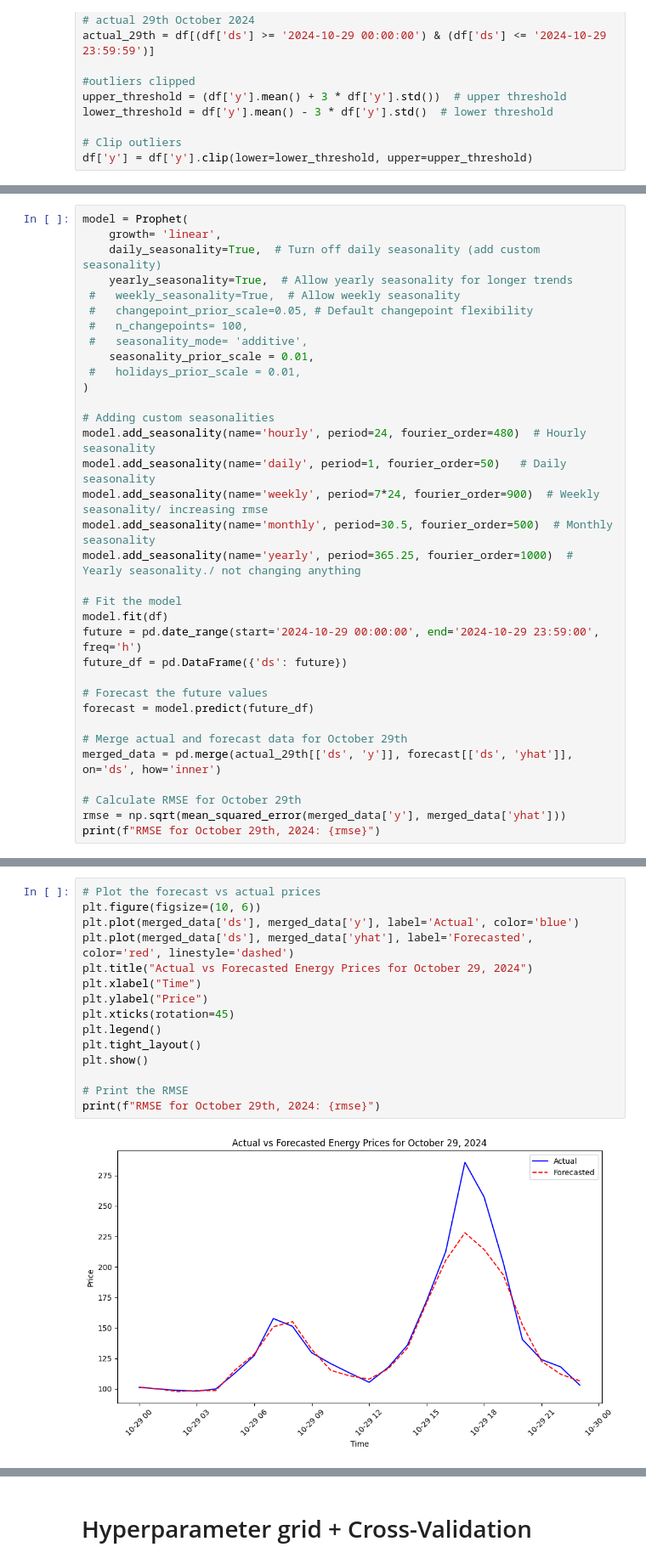
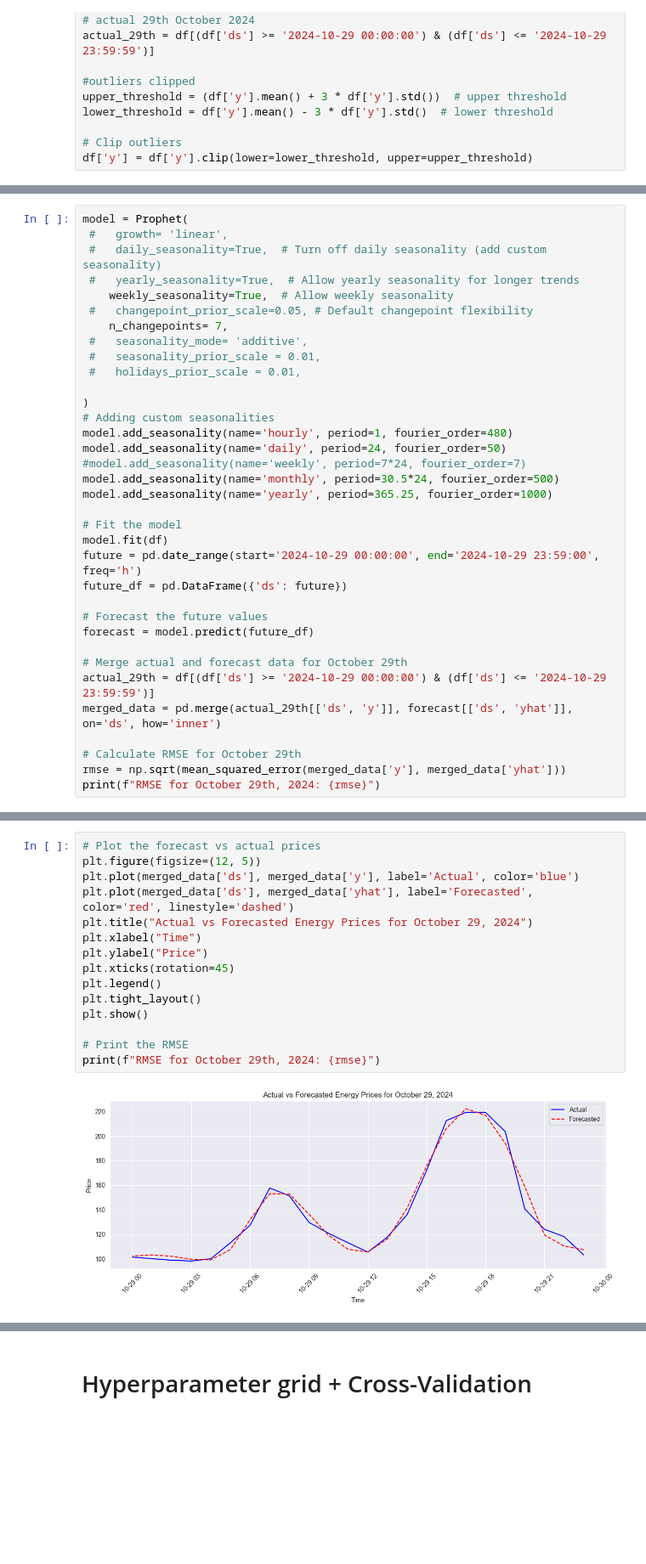
Before and after one commit to YukaNakamoto/LSDI-Project-, a Jupyter notebook: models/Prophet/The_Prophet_Optimization_df.ipynb, the cells around one changed output, grey strips where cells are left out. Shown at 85% size. Drawn from its saved outputs; the diff is of its cells as text; blank space fills up the shorter version.

```diff
--- a/models/Prophet/The_Prophet_Optimization_df.ipynb
+++ b/models/Prophet/The_Prophet_Optimization_df.ipynb
@@ -46,22 +45,22 @@ df['y'] = df['y'].clip(lower=lower_threshold, upper=upper_threshold)
 # %%
 model = Prophet(
-    growth= 'linear',
-    daily_seasonality=True,  # Turn off daily seasonality (add custom seasonality)
-    yearly_seasonality=True,  # Allow yearly seasonality for longer trends
- #   weekly_seasonality=True,  # Allow weekly seasonality
+ #   growth= 'linear',
+ #   daily_seasonality=True,  # Turn off daily seasonality (add custom seasonality)
+ #   yearly_seasonality=True,  # Allow yearly seasonality for longer trends
+    weekly_seasonality=True,  # Allow weekly seasonality
  #   changepoint_prior_scale=0.05, # Default changepoint flexibility
- #   n_changepoints= 100,
+    n_changepoints= 7,
  #   seasonality_mode= 'additive',
-    seasonality_prior_scale = 0.01,
+ #   seasonality_prior_scale = 0.01,
  #   holidays_prior_scale = 0.01,
+
 )
-
 # Adding custom seasonalities
-model.add_seasonality(name='hourly', period=24, fourier_order=480)  # Hourly seasonality
-model.add_seasonality(name='daily', period=1, fourier_order=50)   # Daily seasonality
-model.add_seasonality(name='weekly', period=7*24, fourier_order=900)  # Weekly seasonality/ increasing rmse
-model.add_seasonality(name='monthly', period=30.5, fourier_order=500)  # Monthly seasonality
-model.add_seasonality(name='yearly', period=365.25, fourier_order=1000)  # Yearly seasonality./ not changing anything
+model.add_seasonality(name='hourly', period=1, fourier_order=480)
+model.add_seasonality(name='daily', period=24, fourier_order=50)
+#model.add_seasonality(name='weekly', period=7*24, fourier_order=7)
+model.add_seasonality(name='monthly', period=30.5*24, fourier_order=500)
+model.add_seasonality(name='yearly', period=365.25, fourier_order=1000)
 
 # Fit the model
 model.fit(df)
@@ -72,6 +71,7 @@ future_df = pd.DataFrame({'ds': future})
 forecast = model.predict(future_df)
 
 # Merge actual and forecast data for October 29th
+actual_29th = df[(df['ds'] >= '2024-10-29 00:00:00') & (df['ds'] <= '2024-10-29 23:59:59')]
 merged_data = pd.merge(actual_29th[['ds', 'y']], forecast[['ds', 'yhat']], on='ds', how='inner')
 
 # Calculate RMSE for October 29th
@@ -84,17 +84,17 @@ RMSE for October 29th, 2024: 15.368003300173227
 # %%
 # Plot the forecast vs actual prices
-plt.figure(figsize=(10, 6))
+plt.figure(figsize=(12, 5))
 plt.plot(merged_data['ds'], merged_data['y'], label='Actual', color='blue')
 plt.plot(merged_data['ds'], merged_data['yhat'], label='Forecasted', color='red', linestyle='dashed')
 plt.title("Actual vs Forecasted Energy Prices for October 29, 2024")
 plt.xlabel("Time")
 plt.ylabel("Price")
 plt.xticks(rotation=45)
 plt.legend()
 plt.tight_layout()
 plt.show()
 
 # Print the RMSE
 print(f"RMSE for October 29th, 2024: {rmse}")
 # %% [output]
-[figure, old version]
+[figure, new version]
```
Also changed, not shown: parts of 28 cells of this notebook, 49 other files.
